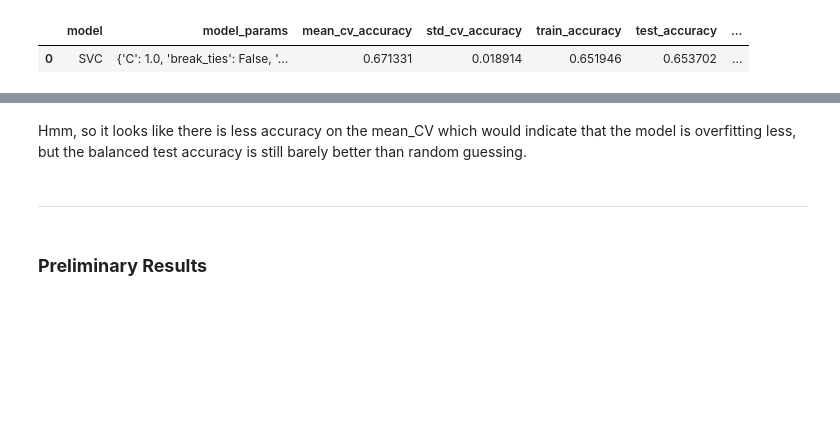
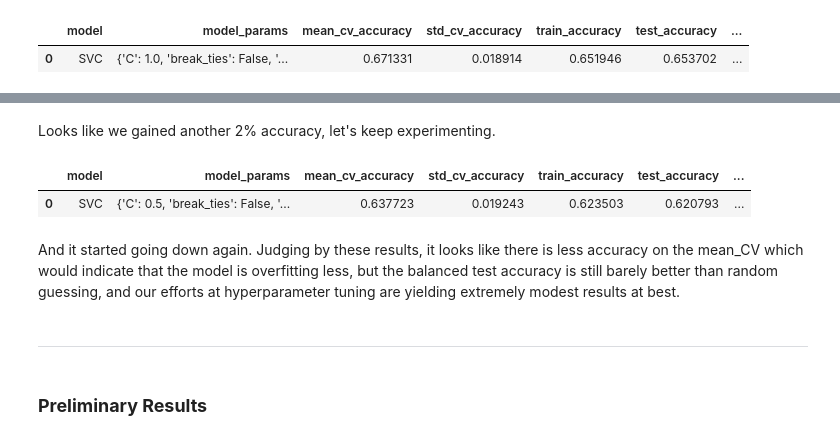
Before and after one commit to LeeMcFarling/AFL_Project_backup, a Jupyter notebook: Modeling/Weekly Assignments/Week_5.ipynb, the cells around one changed output, grey strips where cells are left out. Drawn from its saved outputs; the diff is of its cells as text; code cells hidden in the pictures; blank space fills up the shorter version.

```diff
--- a/Modeling/Weekly Assignments/Week_5.ipynb
+++ b/Modeling/Weekly Assignments/Week_5.ipynb
@@ -489,5 +529,37 @@ PDA_G_PCA_SVC_results_df
+# %% [markdown]
+Looks like we gained another 2% accuracy, let's keep experimenting.
+# %%
+params_ = {
+    'class_weight' : 'balanced',        # attempt to balance dataset
+    'max_iter' : 50000,                 # Iteratively increased this until Convergence Warnings went away
+    'tol': 1e-2,                        # Another convergence warning measure
+    'random_state' : 42,
+    'kernel': 'rbf',
+    'C': 0.5,
+    'gamma': 'auto'
+
+}
+
+PDA_G_PCA_SVC_results_df = run_model_classifier(
+    SVC,
+    PDA_PCA_X_train_scaled,
+    PDA_PCA_y_train,
+    PDA_PCA_X_test_scaled,
+    PDA_PCA_y_test,
+    n_repeats=5,
+    n_jobs=-1,
+    run_comment='PDA - Different Gamma Value - PCA Transformed -  SVC - rbf kernel - 0.5 Regularization',
+    return_model=False,
+    concat_results=False,
+    **params_
+    )
+
+PDA_G_PCA_SVC_results_df
+# %% [output]
+|  | model | model_params | mean_cv_accuracy | std_cv_accuracy | train_accuracy | test_accuracy | ... |
+| 0 | SVC | {'C': 0.5, 'break_ties': False, '... | 0.637723 | 0.019243 | 0.623503 | 0.620793 | ... |
 # %% [markdown]
-Hmm, so it looks like there is less accuracy on the mean_CV which would indicate that the model is overfitting less, but the balanced test accuracy is still barely better than random guessing.
+And it started going down again. Judging by these results, it looks like there is less accuracy on the mean_CV which would indicate that the model is overfitting less, but the balanced test accuracy is still barely better than random guessing, and our efforts at hyperparameter tuning are yielding extremely modest results at best.
 # %% [markdown]
 ___
 # %% [markdown]
```
Also changed, not shown: parts of 5 cells of this notebook, 1 other file.
